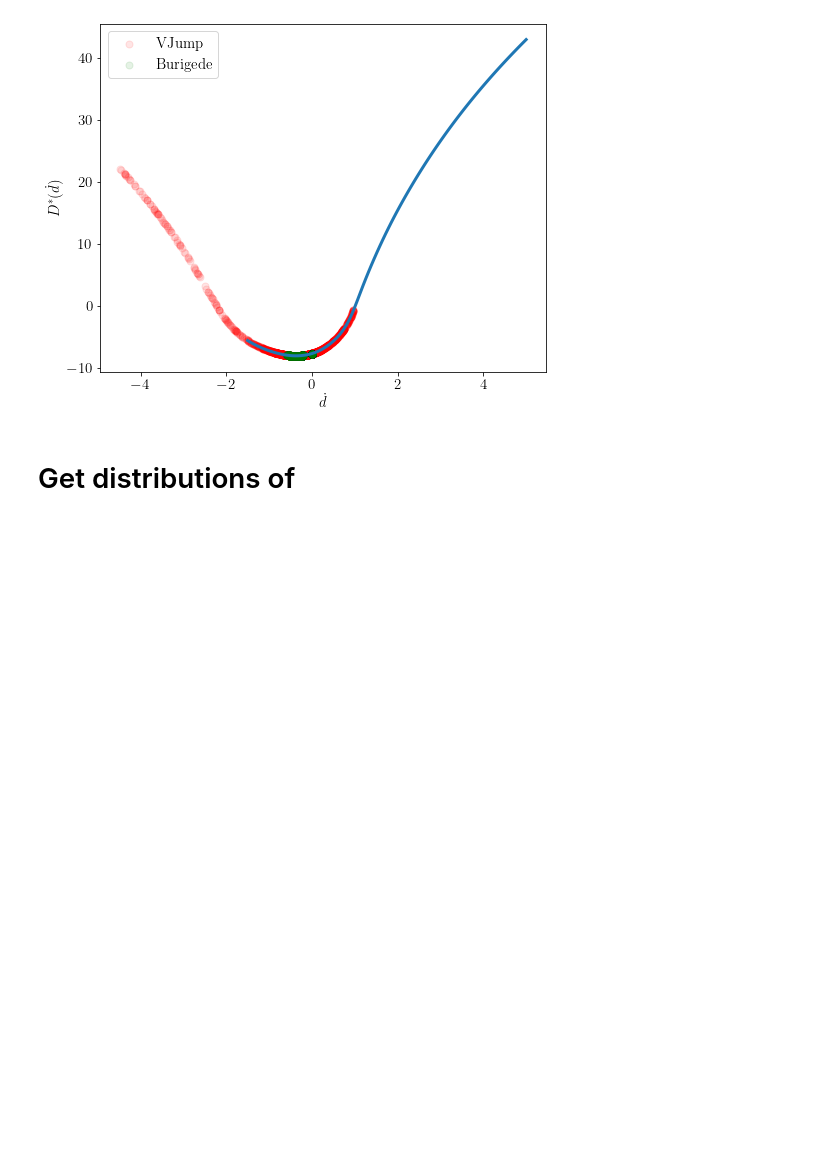
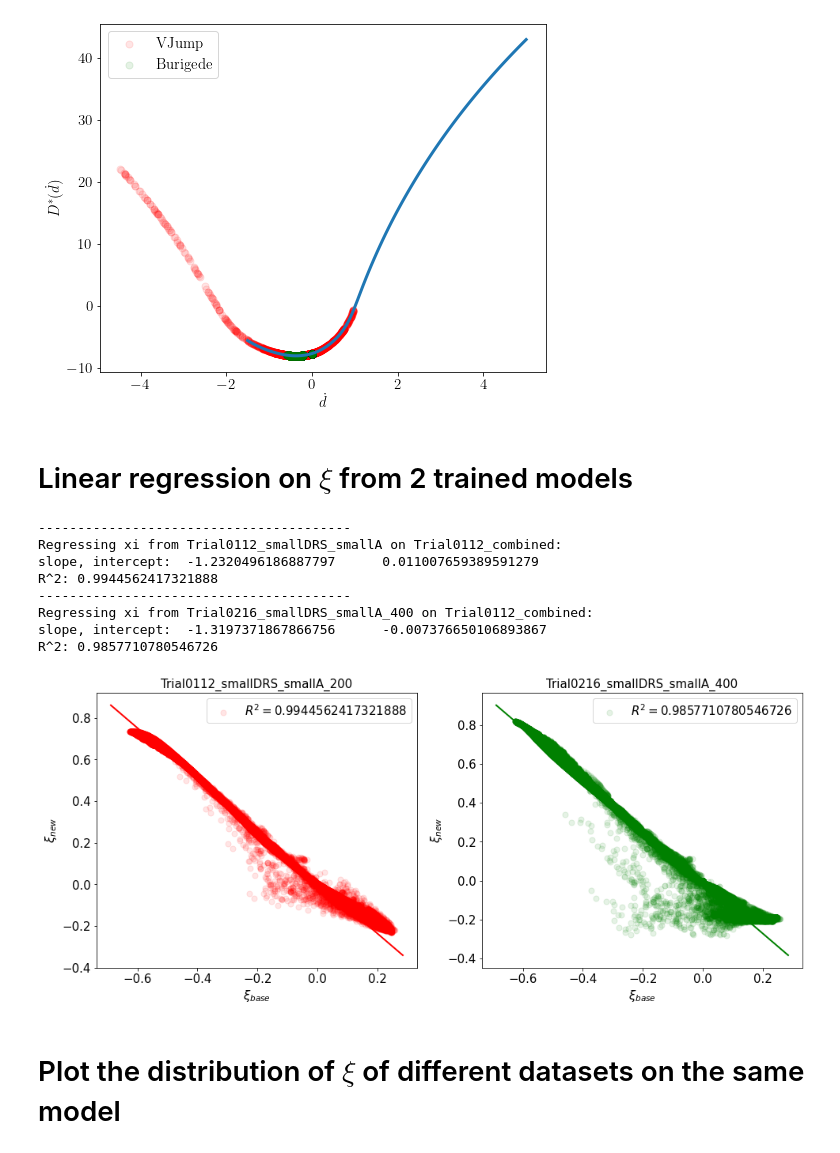
Before and after one commit to Shengduo/RateAndStateWithPotential, a Jupyter notebook: PlotPotentials.ipynb, the cells around one changed output. Cells and saved outputs as stored; diff of their text form; code cells hidden in the pictures; blank space fills up the shorter version.

Commit message:
shit.

```diff
--- a/PlotPotentials.ipynb
+++ b/PlotPotentials.ipynb
@@ -298,5 +298,17 @@ ax.set_ylabel("$D^*(\dot{d})$", fontsize=fsize)
 Text(0, 0.5, '$D^*(\\dot{d})$')
 [figure]
 # %% [markdown]
-# Get distributions of
+# Linear regression on $\xi$ from 2 trained models
+# %%
+# First load the dataset
+dataPrefix = "Trial0216_smallDRS_smallA_400"
+shit = torch.load("./data/{0}.pt".format(dataPrefix))
+Vs = shit["Vs"]
+thetas = shit["thetas"]
+fs = shit["fs"]
+ts = shit["ts"]
+
+# Calculate Xs
+Xs = torch.zeros(Vs.shape)
+Xs[:, 1:] = torch.cumulative_trapezoid(Vs, ts)
 # %%
@@ -303,0 +344,41 @@ Text(0, 0.5, '$D^*(\\dot{d})$')
+# %%
+# Perform linear regression
+from scipy.stats import linregress
+Base_Xis = myXis[0].reshape(-1).detach().numpy()
+plot_xs = np.linspace(1.1 * min(Base_Xis), 1.1 * max(Base_Xis), 100)
+colors = ["red", "green"]
+legends = "$R^2 = $"
+
+# Set the plot
+fsize = 15
+fig, axs = plt.subplots(nrows = 1, ncols = 2, figsize = (16, 6.4))
+
+
+# Plot the asses
+for idx in range(1, len(myXis)):
+    axs[idx - 1].tick_params(axis='both', which='major', labelsize=fsize)
+    this_Xis = myXis[idx].reshape(-1).detach().numpy()
+    res = linregress(Base_Xis, this_Xis)
+    print("-" * 40)
+    print("Regressing xi from {0} on {1}:".format(modelPrefixs[idx], modelPrefixs[0]))
+    print("slope, intercept: ", res.slope, "    ", res.intercept)
+    print("R^2:", res.rvalue ** 2)
+    plot_ys = res.slope * plot_xs + res.intercept
+    axs[idx - 1].scatter(Base_Xis, this_Xis, s=50, marker="o", alpha=0.1, c=colors[idx - 1], label=legends + str(res.rvalue ** 2))
+    axs[idx - 1].plot(plot_xs, plot_ys, linewidth=2.0, color=colors[idx - 1] )
+    axs[idx - 1].legend(fontsize = fsize)
+    axs[idx - 1].set_xlabel("$\\xi_{base}$", fontsize=fsize)
+    axs[idx - 1].set_ylabel("$\\xi_{new}$", fontsize=fsize)
+    axs[idx - 1].set_title(plotTitles[idx], fontsize=fsize)
+# %% [output]
+----------------------------------------
+Regressing xi from Trial0112_smallDRS_smallA on Trial0112_combined:
+slope, intercept:  -1.2320496186887797      0.011007659389591279
+R^2: 0.9944562417321888
+----------------------------------------
+Regressing xi from Trial0216_smallDRS_smallA_400 on Trial0112_combined:
+slope, intercept:  -1.3197371867866756      -0.007376650106893867
+R^2: 0.9857710780546726
+[figure, added]
+# %% [markdown]
+# Plot the distribution of $\xi$ of different datasets on the same model
```
Also changed, not shown: parts of 5 cells of this notebook, 12 other files.
